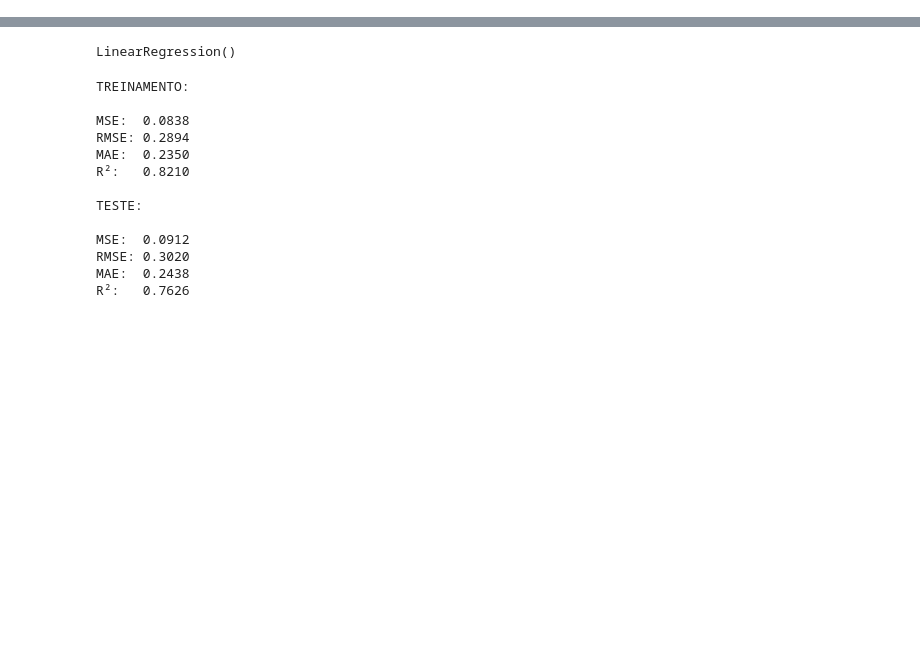
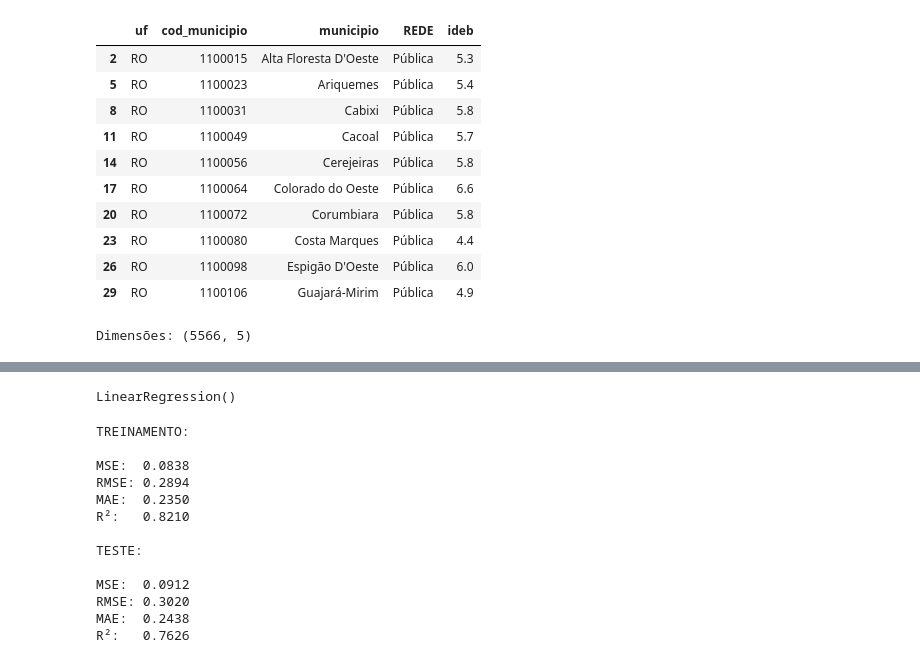
Before and after one commit to artdevz/IDEB-Analyzis, a Jupyter notebook: src/notebooks/linear_regression.ipynb, the cells around one changed output, grey strips where cells are left out. Cells and saved outputs as stored; diff of their text form; code cells hidden in the pictures; blank space fills up the shorter version.

Commit message:
Real Data Impls

```diff
--- a/src/notebooks/linear_regression.ipynb
+++ b/src/notebooks/linear_regression.ipynb
@@ -50,0 +71,47 @@ dataset.describe()
+# %%
+ideb = pd.read_csv(
+    "../data/raw/ideb_2.csv",
+    sep=";",
+    encoding="utf-8",
+    dtype={"CO_MUNICIPIO": "string"},
+    na_values=["-"]
+)
+
+ideb_2023 = ideb.loc[
+    ideb["REDE"] == "Pública",
+    [
+        "SG_UF",
+        "CO_MUNICIPIO",
+        "NO_MUNICIPIO",
+        "REDE",
+        "VL_OBSERVADO_2023"
+    ]
+].copy()
+
+ideb_2023 = ideb_2023.rename(columns={
+    "SG_UF": "uf",
+    "CO_MUNICIPIO": "cod_municipio",
+    "NO_MUNICIPIO": "municipio",
+    "VL_OBSERVADO_2023": "ideb"
+})
+
+ideb_2023["ideb"] = pd.to_numeric(
+    ideb_2023["ideb"],
+    errors="coerce"
+)
+
+display(ideb_2023.head(10))
+print("Dimensões:", ideb_2023.shape)
+# %% [output]
+|  | uf | cod_municipio | municipio | REDE | ideb |
+| 2 | RO | 1100015 | Alta Floresta D'Oeste | Pública | 5.3 |
+| 5 | RO | 1100023 | Ariquemes | Pública | 5.4 |
+| 8 | RO | 1100031 | Cabixi | Pública | 5.8 |
+| 11 | RO | 1100049 | Cacoal | Pública | 5.7 |
+| 14 | RO | 1100056 | Cerejeiras | Pública | 5.8 |
+| 17 | RO | 1100064 | Colorado do Oeste | Pública | 6.6 |
+| 20 | RO | 1100072 | Corumbiara | Pública | 5.8 |
+| 23 | RO | 1100080 | Costa Marques | Pública | 4.4 |
+| 26 | RO | 1100098 | Espigão D'Oeste | Pública | 6.0 |
+| 29 | RO | 1100106 | Guajará-Mirim | Pública | 4.9 |
+Dimensões: (5566, 5)
```
Also changed, not shown: parts of 6 cells of this notebook, 6 other files.
